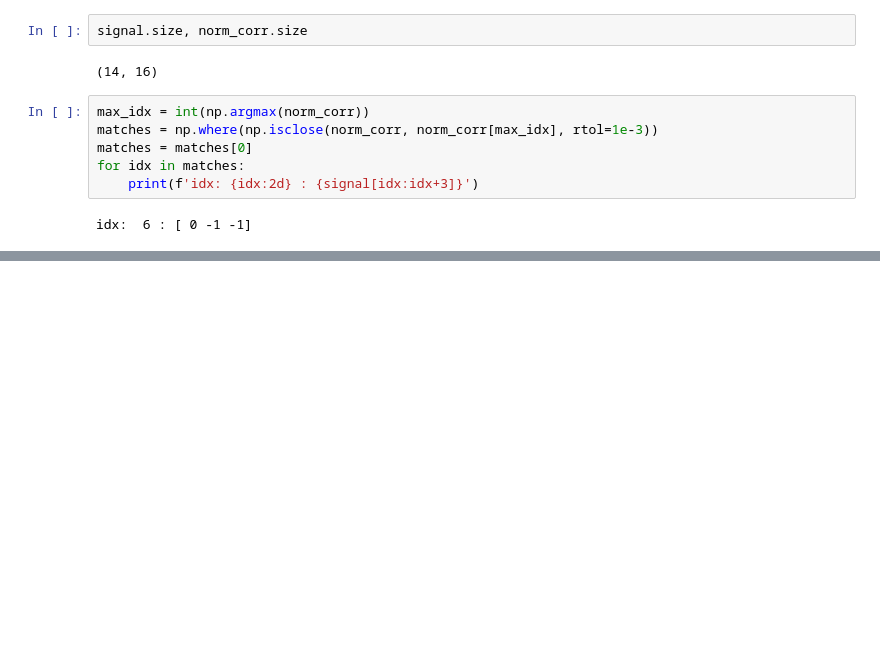
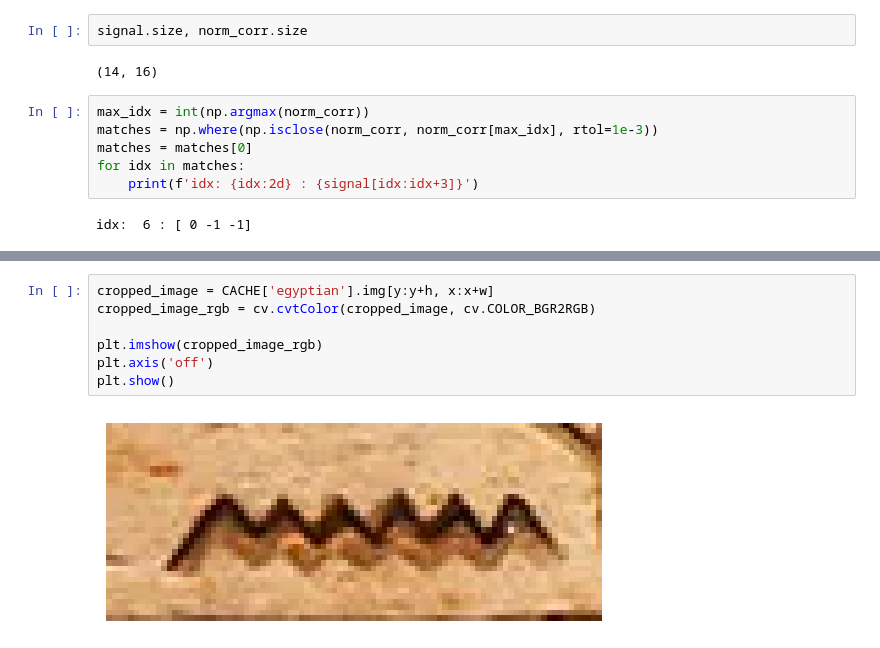
Before and after one commit to seafoodfry/ml-workspace, a Jupyter notebook: gpu-sandbox/vision/003-convolutions-cross-correlations.ipynb, the cells around one changed output, grey strips where cells are left out. Drawn from its saved outputs; the diff is of its cells as text; blank space fills up the shorter version.

```diff
--- a/gpu-sandbox/vision/003-convolutions-cross-correlations.ipynb
+++ b/gpu-sandbox/vision/003-convolutions-cross-correlations.ipynb
@@ -491,0 +643,9 @@ idx:  6 : [ 0 -1 -1]
+# %%
+cropped_image = CACHE['egyptian'].img[y:y+h, x:x+w]
+cropped_image_rgb = cv.cvtColor(cropped_image, cv.COLOR_BGR2RGB)
+
+plt.imshow(cropped_image_rgb)
+plt.axis('off')
+plt.show()
+# %% [output]
+[figure, added]
```
Also changed, not shown: parts of 20 cells of this notebook.
